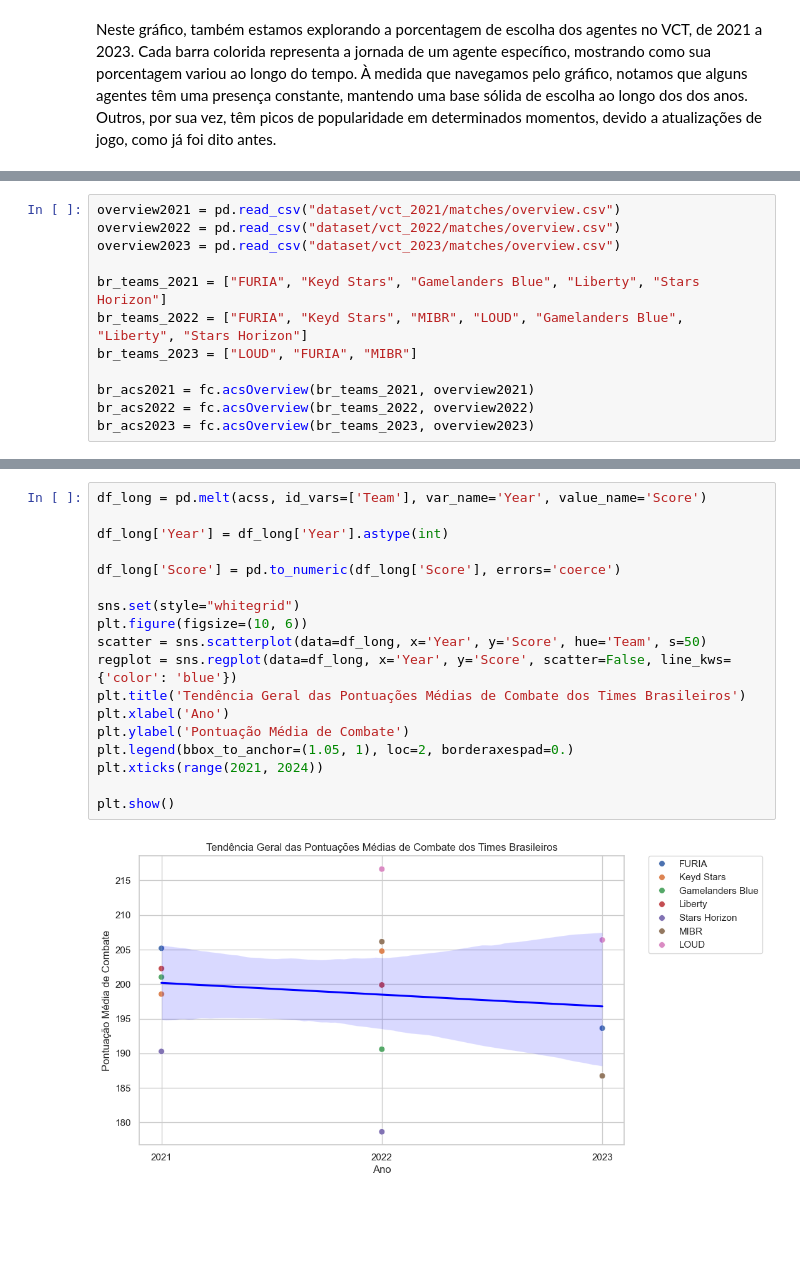
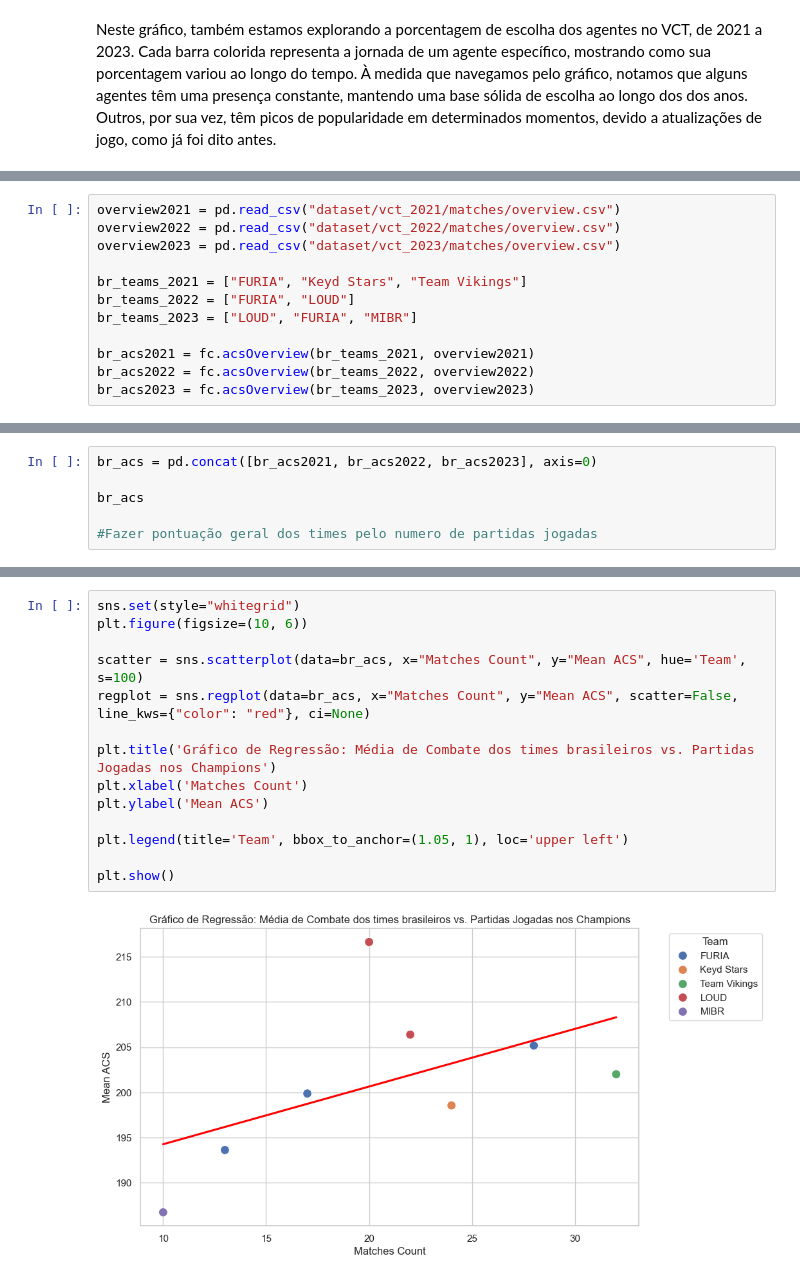
Before and after one commit to PedroLSCabral/Projeto-ICD, a Jupyter notebook: Presentation.ipynb, the cells around one changed output, grey strips where cells are left out. Saved outputs shown, nothing was run; the diff lists cells and outputs as text; blank space fills up the shorter version.

```diff
--- a/Presentation.ipynb
+++ b/Presentation.ipynb
@@ -400,8 +367,8 @@ overview2021 = pd.read_csv("dataset/vct_2021/matches/overview.csv")
 overview2022 = pd.read_csv("dataset/vct_2022/matches/overview.csv")
 overview2023 = pd.read_csv("dataset/vct_2023/matches/overview.csv")
 
-br_teams_2021 = ["FURIA", "Keyd Stars", "Gamelanders Blue", "Liberty", "Stars Horizon"]
-br_teams_2022 = ["FURIA", "Keyd Stars", "MIBR", "LOUD", "Gamelanders Blue", "Liberty", "Stars Horizon"]
+br_teams_2021 = ["FURIA", "Keyd Stars", "Team Vikings"]
+br_teams_2022 = ["FURIA", "LOUD"]
 br_teams_2023 = ["LOUD", "FURIA", "MIBR"]
 
 br_acs2021 = fc.acsOverview(br_teams_2021, overview2021)
@@ -432,0 +377,6 @@ acss
+# %%
+br_acs = pd.concat([br_acs2021, br_acs2022, br_acs2023], axis=0)
+
+br_acs
+
+#Fazer pontuação geral dos times pelo numero de partidas jogadas
@@ -433,20 +393,16 @@ acss
 # %%
-df_long = pd.melt(acss, id_vars=['Team'], var_name='Year', value_name='Score')
-
-df_long['Year'] = df_long['Year'].astype(int)
-
-df_long['Score'] = pd.to_numeric(df_long['Score'], errors='coerce')
-
 sns.set(style="whitegrid")
 plt.figure(figsize=(10, 6))
-scatter = sns.scatterplot(data=df_long, x='Year', y='Score', hue='Team', s=50)
-regplot = sns.regplot(data=df_long, x='Year', y='Score', scatter=False, line_kws={'color': 'blue'})
-plt.title('Tendência Geral das Pontuações Médias de Combate dos Times Brasileiros')
-plt.xlabel('Ano')
-plt.ylabel('Pontuação Média de Combate')
-plt.legend(bbox_to_anchor=(1.05, 1), loc=2, borderaxespad=0.)
-plt.xticks(range(2021, 2024))
+
+scatter = sns.scatterplot(data=br_acs, x="Matches Count", y="Mean ACS", hue='Team', s=100)
+regplot = sns.regplot(data=br_acs, x="Matches Count", y="Mean ACS", scatter=False, line_kws={"color": "red"}, ci=None)
+
+plt.title('Gráfico de Regressão: Média de Combate dos times brasileiros vs. Partidas Jogadas nos Champions')
+plt.xlabel('Matches Count')
+plt.ylabel('Mean ACS')
+
+plt.legend(title='Team', bbox_to_anchor=(1.05, 1), loc='upper left')
 
 plt.show()
 # %% [output]
-[figure, old version]
+[figure, new version]
```
Also changed, not shown: parts of 27 cells of this notebook.
